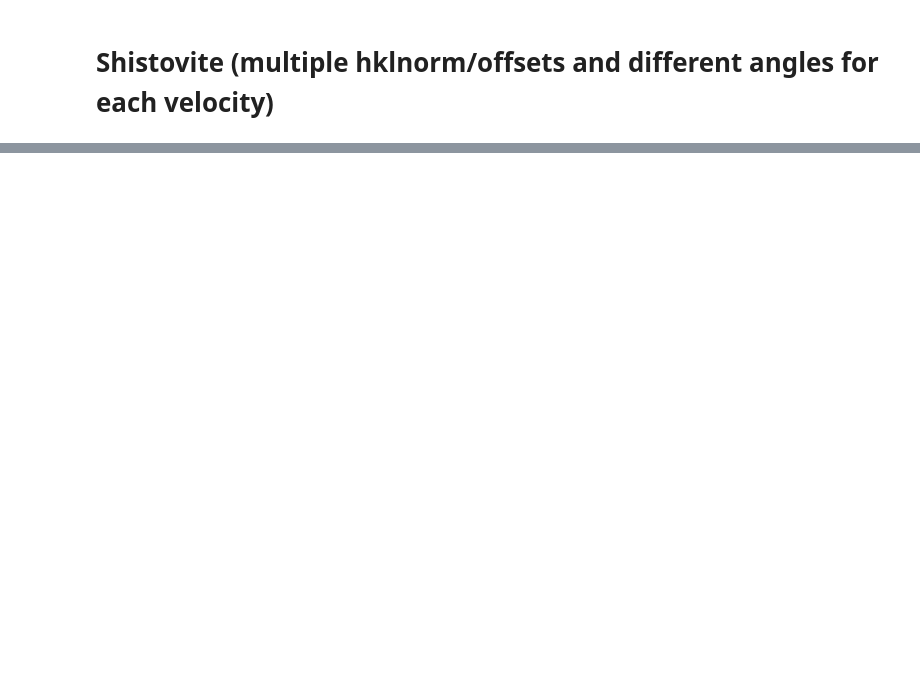
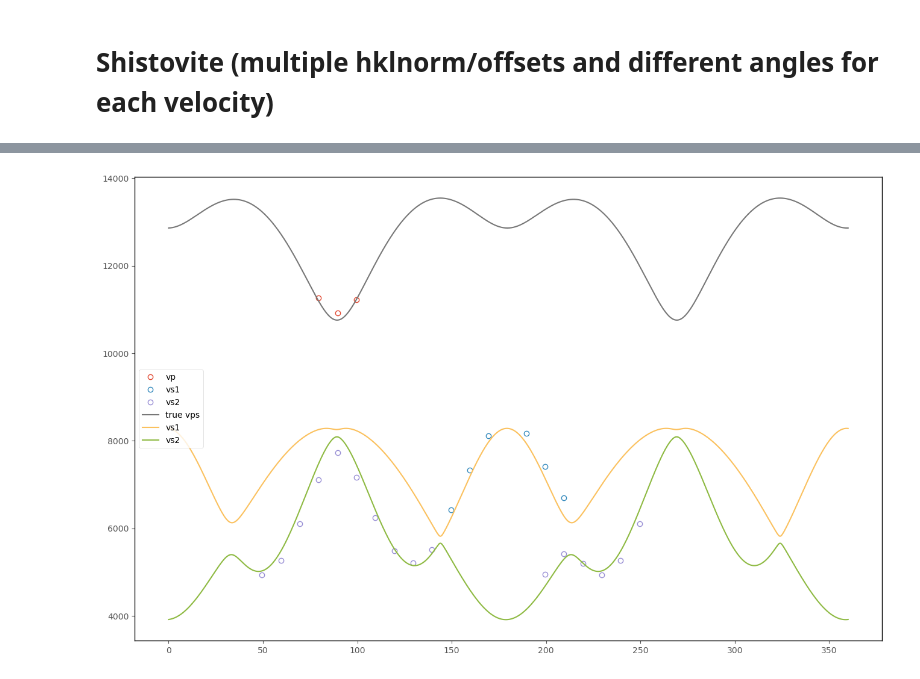
Before and after one commit to jordankando/brillouinfitting, a Jupyter notebook: BrillouinFitting/Brillouin_Fitting.ipynb, the cells around one changed output, grey strips where cells are left out. Cells and saved outputs as stored; diff of their text form; code cells hidden in the pictures; blank space fills up the shorter version.

Commit message:
successfully fit ice data

```diff
--- a/BrillouinFitting/Brillouin_Fitting.ipynb
+++ b/BrillouinFitting/Brillouin_Fitting.ipynb
@@ -1534,0 +1564,4 @@ print(err)
+# %%
+import pandas as pd
+filename = "ice data/Ice_labdata.xlsx"
+ice_data = pd.read_excel(filename)
@@ -1534,0 +1588,12 @@ print(err)
+# %%
+vps_mask = ice_data["Vp"] != 0
+angles_vps = ice_data["Angle"][vps_mask].to_numpy()
+vps = ice_data["Vp"][vps_mask].to_numpy() * 1e3
+
+vs1s_mask = ice_data["Vs1"] != 0
+angles_vs1s = ice_data["Angle"][vs1s_mask].to_numpy()
+vs1s = ice_data["Vs1"][vs1s_mask].to_numpy() * 1e3
+
+vs2s_mask = ice_data["Vs2"] != 0
+angles_vs2s = ice_data["Angle"][vs2s_mask].to_numpy()
+vs2s = ice_data["Vs2"][vs2s_mask].to_numpy() * 1e3
@@ -1534,0 +1614,35 @@ print(err)
+# %%
+xyz_norm = np.array([1,0.123,0.920])
+ice_stiffness = [309.613217e9,226.273904e9,	189.4921238e9]
+rho = 2.761343322e3
+
+true_offset = 86
+
+
+angles_true, vps_true, vs1s_true, vs2s_true = generate_sparse_test_data(mineral_type = anisotropy.CubicMaterial,
+                                                Cijs = ice_stiffness,
+                                                offset = true_offset,
+                                                start_angle = 0.,
+                                                end_angle = 360,
+                                                xyz_norm=xyz_norm,
+                                                rho = rho,
+                                                n_data = 1000,
+                                                noise_mean = 0,
+                                                noise_sigma = 0)
+
+
+plt.figure()
+
+plt.plot(angles_vps, vps, 'o',markerfacecolor='none',label = "vp")
+plt.plot(angles_vs1s, vs1s, 'o',markerfacecolor='none',label = "vs1")
+plt.plot(angles_vs2s, vs2s, 'o',markerfacecolor='none',label = "vs2")
+
+plt.plot(angles_true, vps_true, '-', label = "true vps")
+plt.plot(angles_true, vs1s_true, '-',label = "vs1")
+plt.plot(angles_true, vs2s_true, '-',label = "vs2")
+
+plt.legend()
+
+plt.show()
+# %% [output]
+[figure, added]
```
Also changed, not shown: parts of 16 cells of this notebook.
